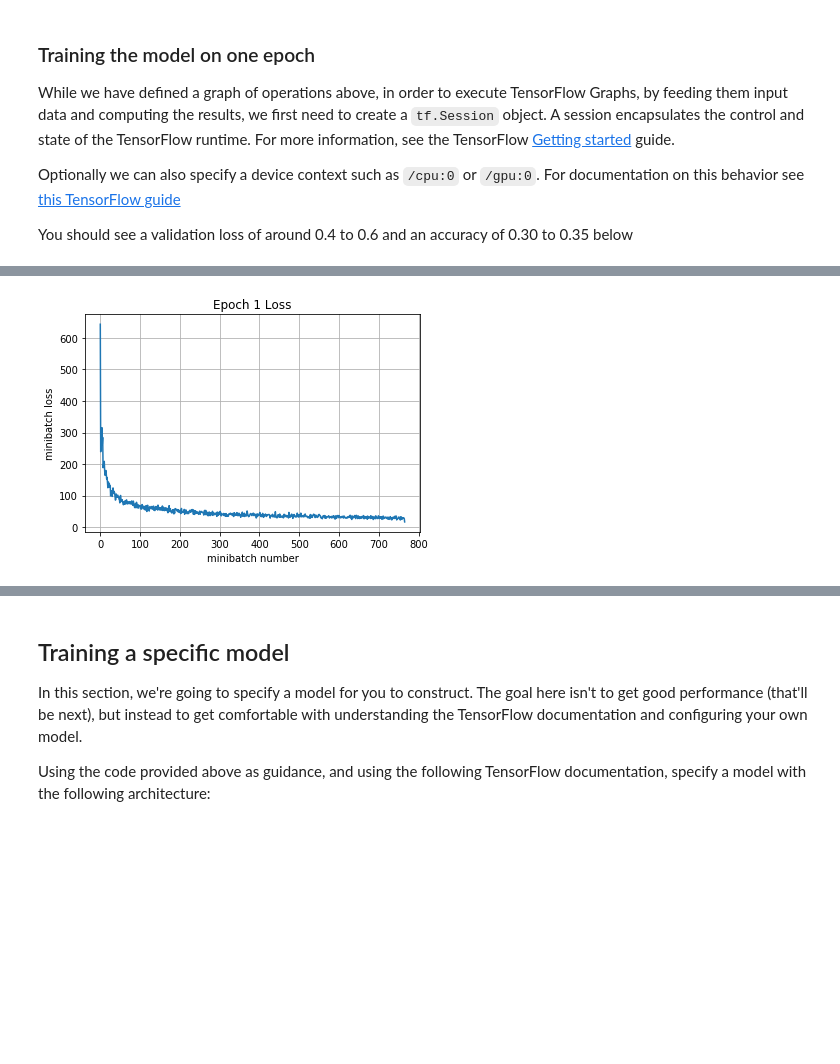
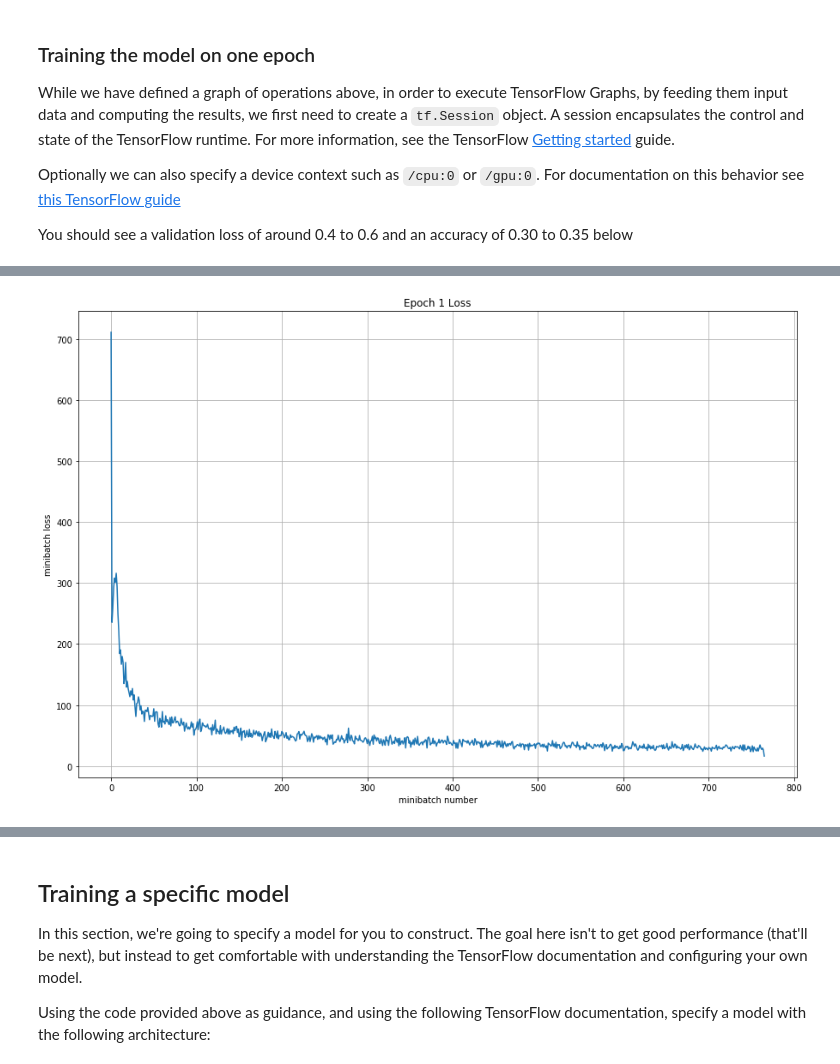
Before and after one commit to DtMoon/CS231n-2017, a Jupyter notebook: assignment2/TensorFlow.ipynb, the cells around one changed output, grey strips where cells are left out. Cells and saved outputs as stored; diff of their text form; code cells hidden in the pictures; blank space fills up the shorter version.

```diff
--- a/assignment2/TensorFlow.ipynb
+++ b/assignment2/TensorFlow.ipynb
@@ -29,3 +29,23 @@ import math
 import timeit
 import matplotlib.pyplot as plt
 %matplotlib inline
+plt.rcParams['figure.figsize'] = (15.0, 10.0) # set default size of plots
+plt.rcParams['image.interpolation'] = 'nearest'
+plt.rcParams['image.cmap'] = 'gray'
+# %%
+from cs231n.data_utils import load_CIFAR10
+
+cifar10_dir = 'cs231n/datasets/cifar-10-batches-py'
+X_train, y_train, X_test, y_test = load_CIFAR10(cifar10_dir)
+examples_per_class = 6
+classes = ['plane', 'car', 'bird', 'cat', 'deer', 'dog', 'frog', 'horse', 'ship', 'truck']
+for cls, cls_name in enumerate(classes):
+    idxs = np.where((y_train == cls))[0]
+    idxs = np.random.choice(idxs, examples_per_class, replace=False)
+    for i, idx in enumerate(idxs):
+        plt.subplot(examples_per_class, len(classes), i * len(classes) + cls + 1)
+        plt.imshow(X_train[idx].astype('uint8'))
+        plt.axis('off')
+        if i == 0:
+            plt.title(cls_name)
+plt.show()
@@ -153,7 +173,7 @@ You should see a validation loss of around 0.4 to 0.6 and an accuracy of 0.30 to
 # %%
 def run_model(session, predict, loss_val, Xd, yd,
               epochs=1, batch_size=64, print_every=100,
-              training=None, plot_losses=False):
+              training=None, plot_losses=False, learning_rate=None):
     # have tensorflow compute accuracy
     correct_prediction = tf.equal(tf.argmax(predict,1), y)
     accuracy = tf.reduce_mean(tf.cast(correct_prediction, tf.float32))
@@ -185,7 +205,10 @@ def run_model(session, predict, loss_val, Xd, yd,
             # create a feed dictionary for this batch
             feed_dict = {X: Xd[idx,:],
                          y: yd[idx],
-                         is_training: training_now }
+                         is_training: training_now}
+            # feed learning rate if it's not None
+            if learning_rate:
+                feed_dict[starter_learning_rate] = learning_rate
             # get batch size
             actual_batch_size = yd[idx].shape[0]
 
@@ -236,2 +259,2 @@ Epoch 1, Overall loss = 0.769 and accuracy of 0.303
-[figure, old version]
+[figure, new version]
 Validation
```
Also changed, not shown: parts of 10 cells of this notebook, 13 other files.
